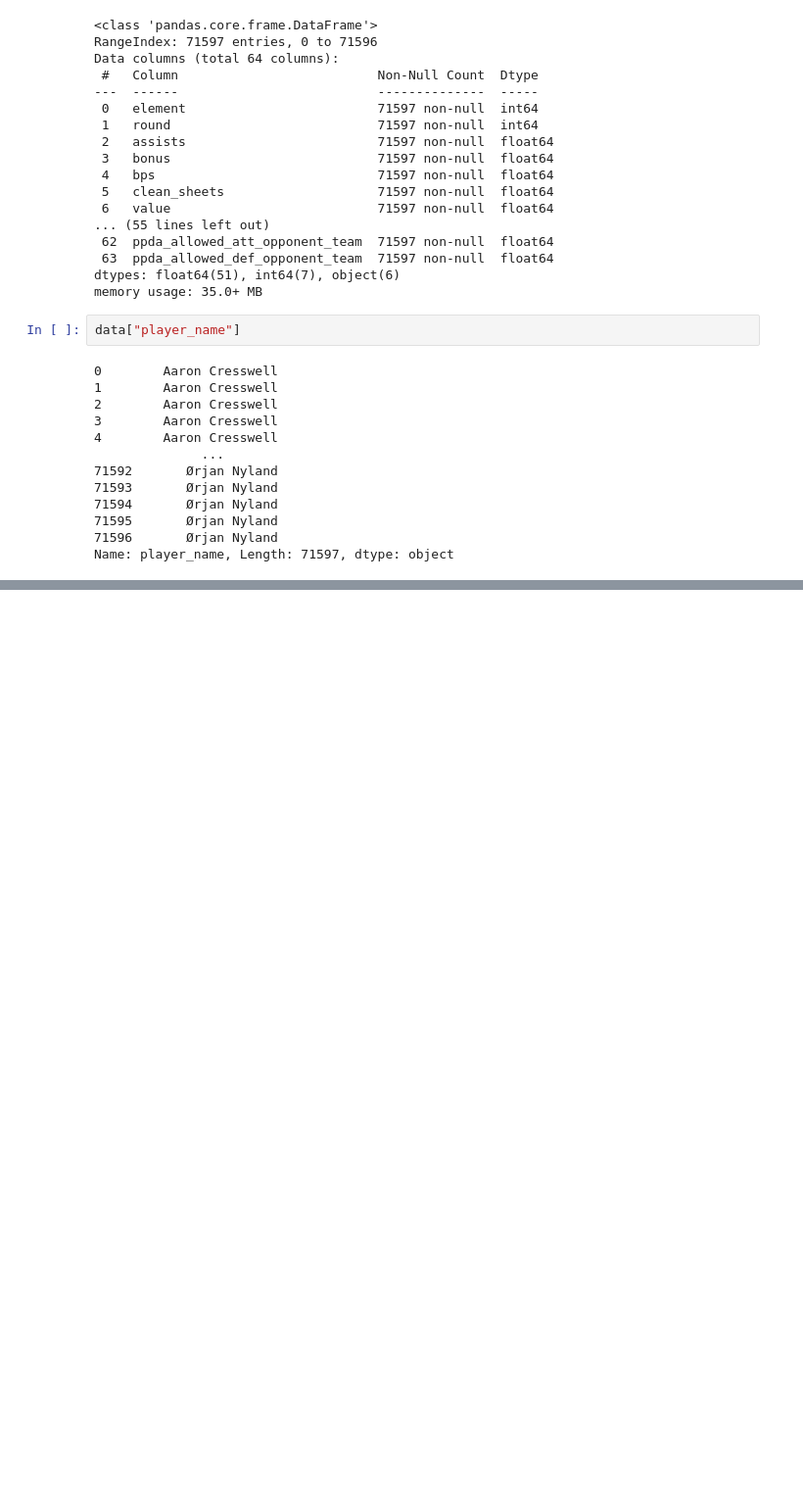
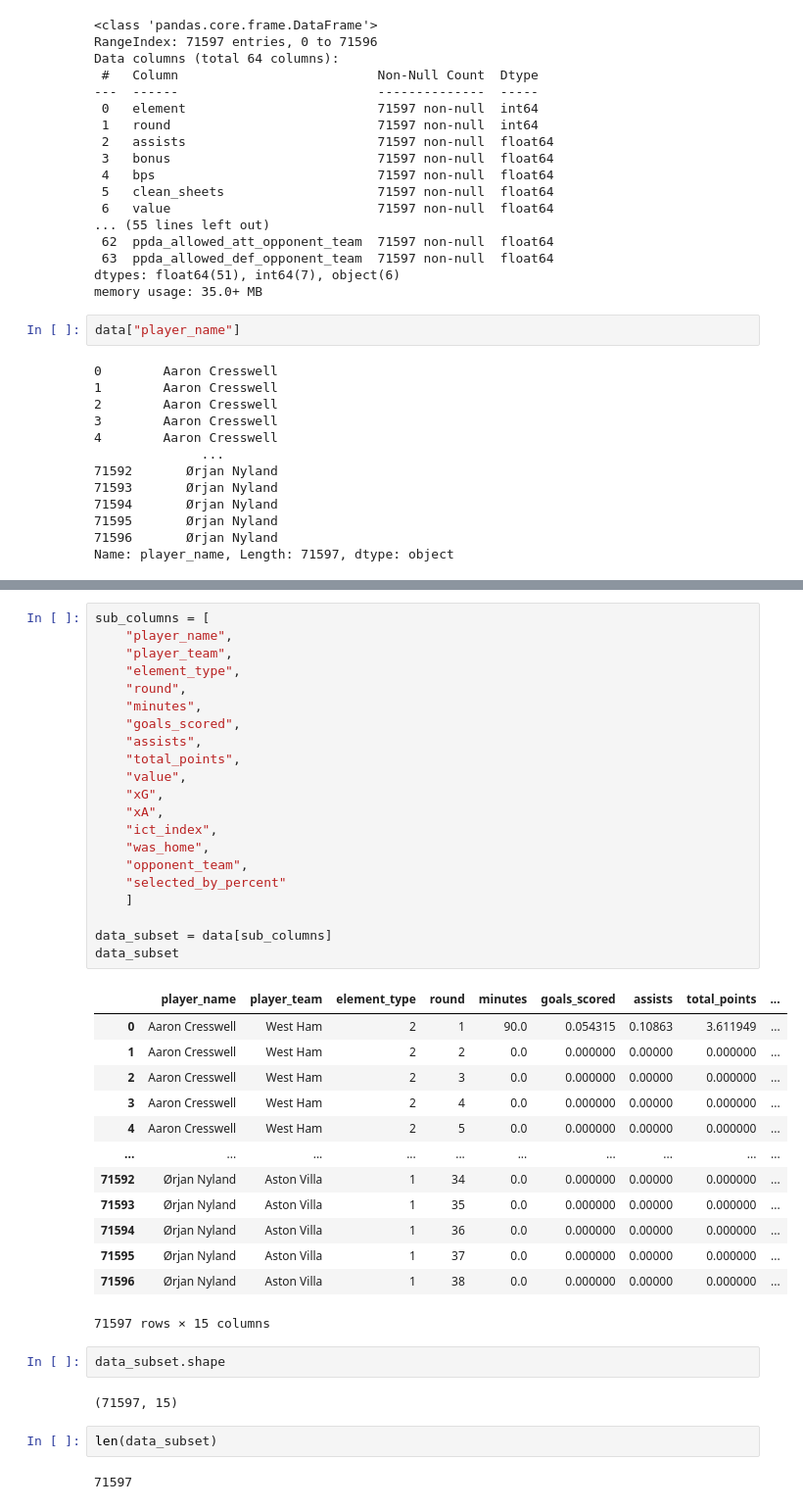
Before and after one commit to Julen-Stha/Extra-Prof-Classes, a Jupyter notebook: Day-3/pandas1.ipynb, the cells around one changed output, grey strips where cells are left out. Shown at 98% size. Saved outputs shown, nothing was run; the diff lists cells and outputs as text; blank space fills up the shorter version.

```diff
--- a/Day-3/pandas1.ipynb
+++ b/Day-3/pandas1.ipynb
@@ -184 +187,44 @@ data[columns]
 71597 rows × 2 columns
+# %%
+sub_columns = [
+    "player_name",
+    "player_team",
+    "element_type",
+    "round",
+    "minutes",
+    "goals_scored",
+    "assists",
+    "total_points",
+    "value",
+    "xG",
+    "xA",
+    "ict_index",
+    "was_home",
+    "opponent_team",
+    "selected_by_percent"
+    ]
+
+data_subset = data[sub_columns]
+data_subset
+# %% [output]
+|  | player_name | player_team | element_type | round | minutes | goals_scored | assists | total_points | ... |
+| 0 | Aaron Cresswell | West Ham | 2 | 1 | 90.0 | 0.054315 | 0.10863 | 3.611949 | ... |
+| 1 | Aaron Cresswell | West Ham | 2 | 2 | 0.0 | 0.000000 | 0.00000 | 0.000000 | ... |
+| 2 | Aaron Cresswell | West Ham | 2 | 3 | 0.0 | 0.000000 | 0.00000 | 0.000000 | ... |
+| 3 | Aaron Cresswell | West Ham | 2 | 4 | 0.0 | 0.000000 | 0.00000 | 0.000000 | ... |
+| 4 | Aaron Cresswell | West Ham | 2 | 5 | 0.0 | 0.000000 | 0.00000 | 0.000000 | ... |
+| ... | ... | ... | ... | ... | ... | ... | ... | ... | ... |
+| 71592 | Ørjan Nyland | Aston Villa | 1 | 34 | 0.0 | 0.000000 | 0.00000 | 0.000000 | ... |
+| 71593 | Ørjan Nyland | Aston Villa | 1 | 35 | 0.0 | 0.000000 | 0.00000 | 0.000000 | ... |
+| 71594 | Ørjan Nyland | Aston Villa | 1 | 36 | 0.0 | 0.000000 | 0.00000 | 0.000000 | ... |
+| 71595 | Ørjan Nyland | Aston Villa | 1 | 37 | 0.0 | 0.000000 | 0.00000 | 0.000000 | ... |
+| 71596 | Ørjan Nyland | Aston Villa | 1 | 38 | 0.0 | 0.000000 | 0.00000 | 0.000000 | ... |
+71597 rows × 15 columns
+# %%
+data_subset.shape
+# %% [output]
+(71597, 15)
+# %%
+len(data_subset)
+# %% [output]
+71597
```
Also changed, not shown: parts of 10 cells of this notebook.
